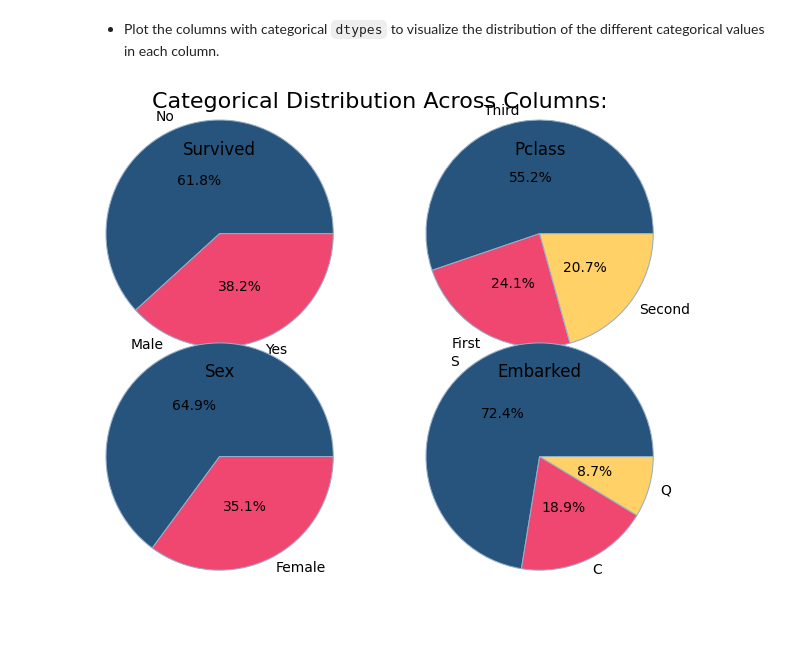
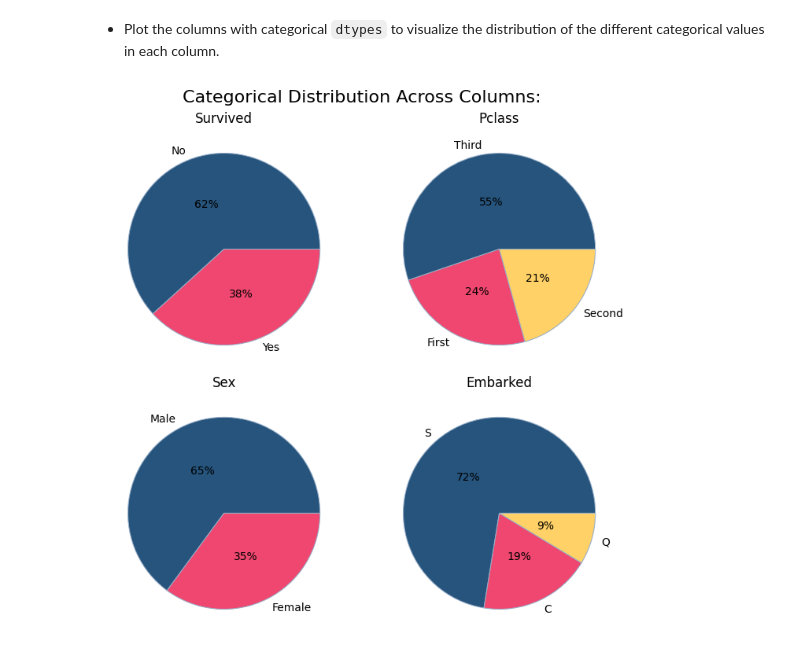
Before and after one commit to grace-sampao/Cyber-Shujaa---Exploratory-Data-Analysis, a Jupyter notebook: exploratory_data_analysis.ipynb, the cells around one changed output. Saved outputs shown, nothing was run; the diff lists cells and outputs as text; code cells hidden in the pictures; blank space fills up the shorter version.

```diff
--- a/exploratory_data_analysis.ipynb
+++ b/exploratory_data_analysis.ipynb
@@ -631,6 +631,7 @@ memory usage: 66.5+ KB
 fig, axs = plt.subplots(
   nrows=2,
   ncols=2,
+  figsize=(7, 7),
   layout='constrained'
   )
 
@@ -640,9 +641,9 @@ axs[0, 0].pie(
   labels=titanic_dataset['Survived'].unique(),
   colors=[dusk_blue, bubblegum_pink],
   wedgeprops={"linewidth": 0.75, "edgecolor": powder_blue},
-  autopct='%1.1f%%',
+  autopct='%1.0f%%',
   pctdistance=0.5,
-  radius=2
+  radius=1
 )
 axs[0, 0].set_title("Survived")
 
@@ -652,41 +653,41 @@ axs[0, 1].pie(
   labels=titanic_dataset['Pclass'].unique(),
   colors=[dusk_blue, bubblegum_pink, golden_pollen],
   wedgeprops={"linewidth": 0.75, "edgecolor": powder_blue},
-  autopct='%1.1f%%',
+  autopct='%1.0f%%',
   pctdistance=0.5,
-  radius=2
+  radius=1
 )
 axs[0, 1].set_title("Pclass")
 
 # ['Sex'] column:
 axs[1, 0].pie(
   titanic_dataset['Sex'].value_counts(),
   labels=titanic_dataset['Sex'].unique(),
   colors=[dusk_blue, bubblegum_pink],
   wedgeprops={"linewidth": 0.75, "edgecolor": powder_blue},
-  autopct='%1.1f%%',
+  autopct='%1.0f%%',
   pctdistance=0.5,
-  radius=2
+  radius=1
 )
 axs[1, 0].set_title("Sex")
 
 # ['Embarked'] column:
 axs[1, 1].pie(
   titanic_dataset['Embarked'].value_counts(),
   labels=titanic_dataset['Embarked'].unique(),
   colors=[dusk_blue, bubblegum_pink, golden_pollen],
   wedgeprops={"linewidth": 0.75, "edgecolor": powder_blue},
-  autopct='%1.1f%%',
+  autopct='%1.0f%%',
   pctdistance=0.5,
-  radius=2
+  radius=1
 )
 axs[1, 1].set_title("Embarked")
 
 fig.suptitle(
   "Categorical Distribution Across Columns:",
   fontsize=16
   )
 
 plt.show()
 # %% [output]
-[figure, old version]
+[figure, new version]
```
Also changed, not shown: parts of 6 cells of this notebook.
